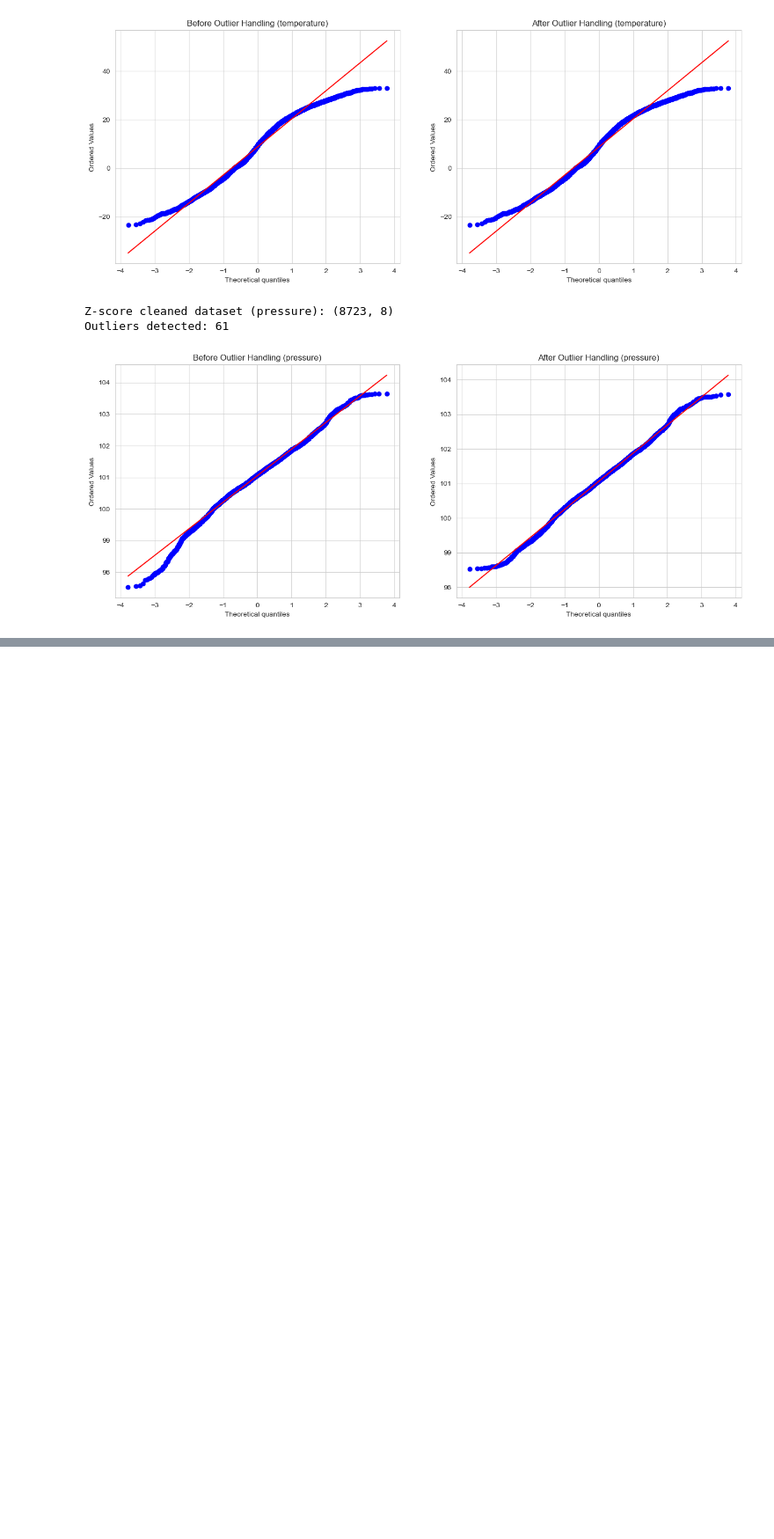
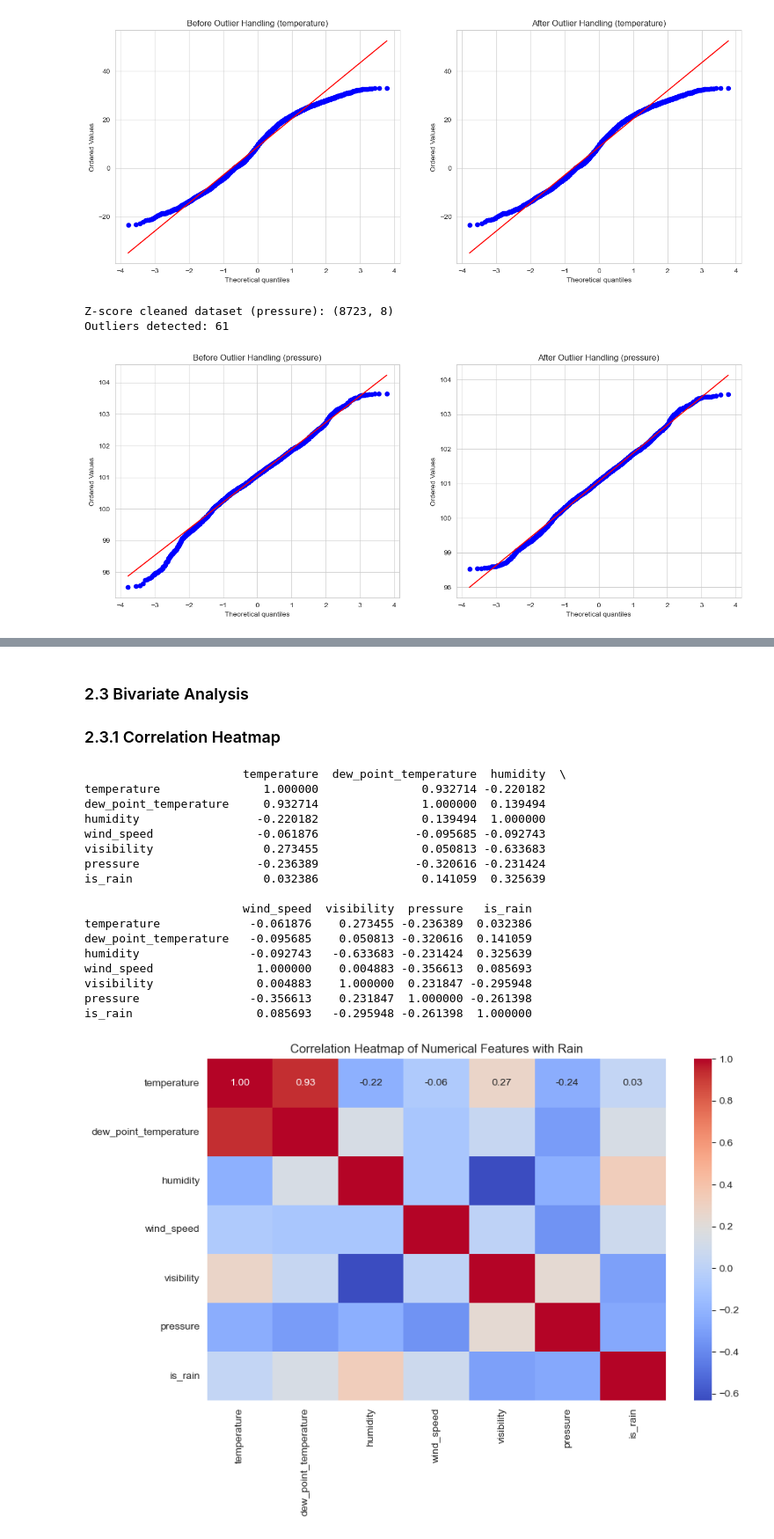
Before and after one commit to Yanyin-Chen-1156325/ST_ML_1156325, a Jupyter notebook: assignment2.ipynb, the cells around one changed output, grey strips where cells are left out. Shown at 88% size. Drawn from its saved outputs; the diff is of its cells as text; code cells hidden in the pictures; blank space fills up the shorter version.

```diff
--- a/assignment2.ipynb
+++ b/assignment2.ipynb
@@ -354,0 +358,18 @@ Physical bounds were applied to ensure no impossible values exist. IQR and Z-sco
+# %%
+df['weather_multi'] = df['weather'].str.split(',')
+
+rain_keywords = ['Rain', 'Rain Showers', 'Drizzle', 'Heavy Rain Showers', 'Moderate Rain', 'Moderate Rain Showers']
+
+df['weather_multi'] = df['weather'].str.split(',')
+
+# Create 'is_rain' feature
+df['is_rain'] = df['weather_multi'].apply(
+    lambda x: int(any(w.strip() in rain_keywords for w in x))
+)
+
+# Drop the original 'weather' and 'weather_multi' columns
+columns_to_keep = ['date_time', 'temperature', 'dew_point_temperature',
+                   'humidity', 'wind_speed', 'visibility', 'pressure', 'is_rain']
+df = df[columns_to_keep]
+
+df.head()
@@ -354,0 +460,31 @@ Physical bounds were applied to ensure no impossible values exist. IQR and Z-sco
+# %% [markdown]
+### 2.3 Bivariate Analysis
+### 2.3.1 Correlation Heatmap
+# %%
+# 1. Correlation Heatmap
+numerical_columns = df.select_dtypes(include=[np.number]).columns
+plt.figure(figsize=(10,6))
+corr = df[numerical_columns].corr().fillna(0)
+print(df[numerical_columns].corr())
+sns.heatmap(corr, annot=True, cmap='coolwarm', fmt=".2f")
+plt.title("Correlation Heatmap of Numerical Features with Rain")
+plt.show()
+# %% [output]
+                       temperature  dew_point_temperature  humidity  \
+temperature               1.000000               0.932714 -0.220182
+dew_point_temperature     0.932714               1.000000  0.139494
+humidity                 -0.220182               0.139494  1.000000
+wind_speed               -0.061876              -0.095685 -0.092743
+visibility                0.273455               0.050813 -0.633683
+pressure                 -0.236389              -0.320616 -0.231424
+is_rain                   0.032386               0.141059  0.325639
+
+                       wind_speed  visibility  pressure   is_rain
+temperature             -0.061876    0.273455 -0.236389  0.032386
+dew_point_temperature   -0.095685    0.050813 -0.320616  0.141059
+humidity                -0.092743   -0.633683 -0.231424  0.325639
+wind_speed               1.000000    0.004883 -0.356613  0.085693
+visibility               0.004883    1.000000  0.231847 -0.295948
+pressure                -0.356613    0.231847  1.000000 -0.261398
+is_rain                  0.085693   -0.295948 -0.261398  1.000000
+[figure, added]
```
Also changed, not shown: parts of 11 cells of this notebook, 1 other file.
